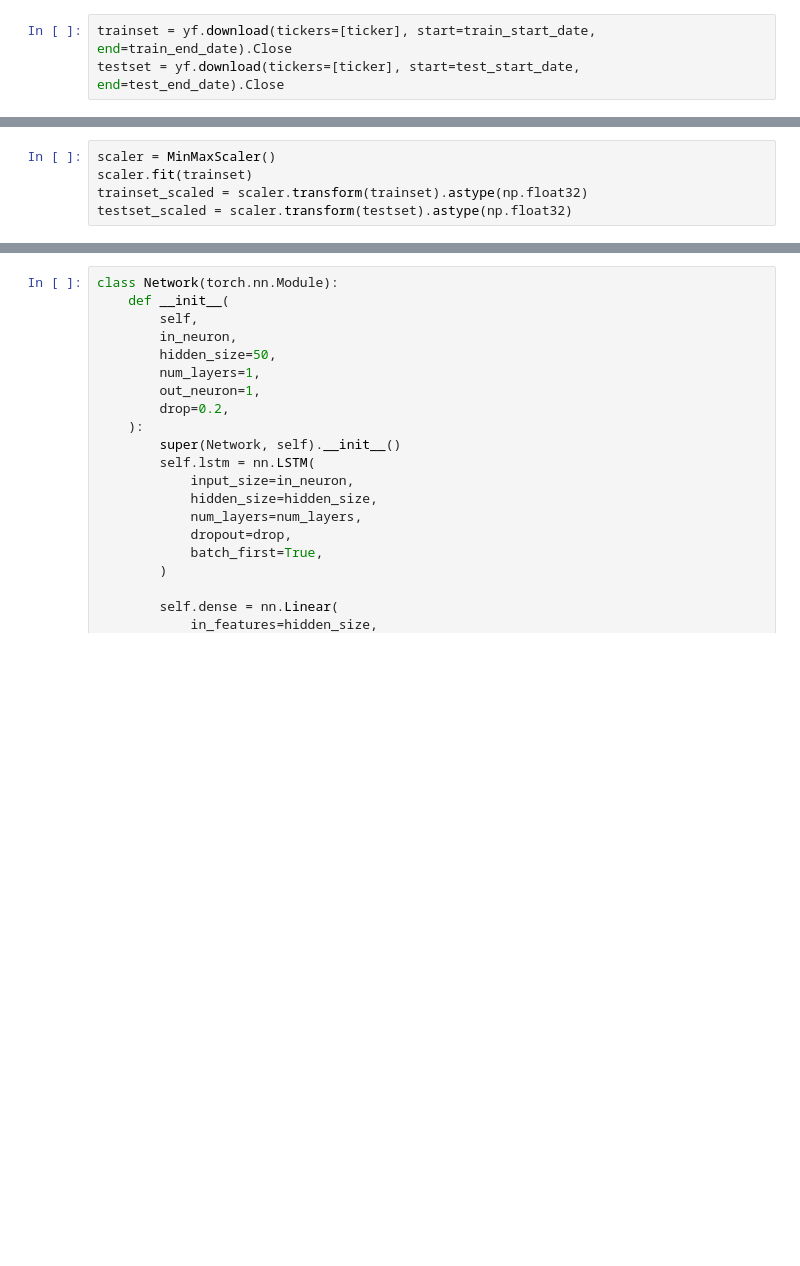
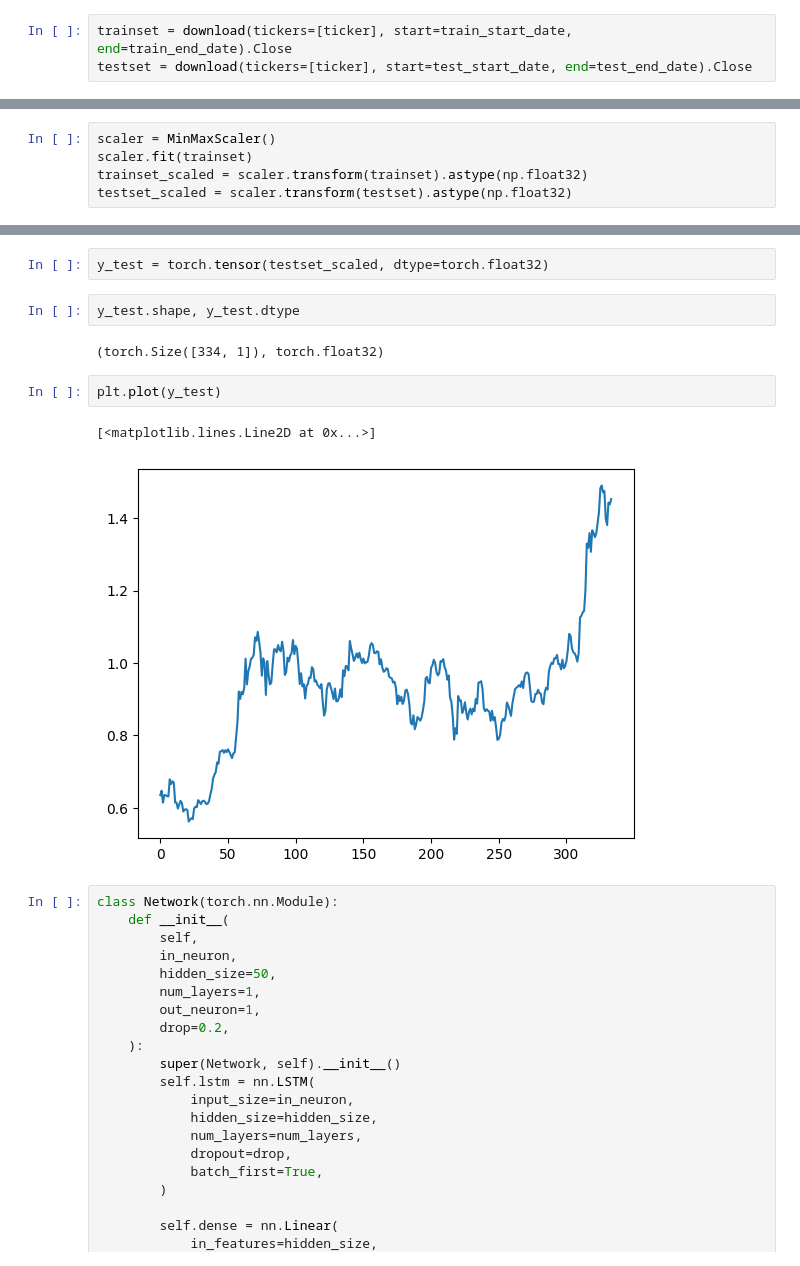
Before and after one commit to K-T-P/Deep-Learning-Fundamentals, a Jupyter notebook: Workshop5/workshop_5.ipynb, the cells around one changed output, grey strips where cells are left out. Drawn from its saved outputs; the diff is of its cells as text; blank space fills up the shorter version.

```diff
--- a/Workshop5/workshop_5.ipynb
+++ b/Workshop5/workshop_5.ipynb
@@ -854,5 +859,5 @@ train_end_date = datetime(2024, 1, 1)
 test_start_date = datetime(2024, 1, 1)
 test_end_date = datetime.now()
 # %%
-trainset = yf.download(tickers=[ticker], start=train_start_date, end=train_end_date).Close
-testset = yf.download(tickers=[ticker], start=test_start_date, end=test_end_date).Close
+trainset = download(tickers=[ticker], start=train_start_date, end=train_end_date).Close
+testset = download(tickers=[ticker], start=test_start_date, end=test_end_date).Close
@@ -881,3 +951,14 @@ trainset_scaled.shape, trainset_scaled.dtype
+# %%
+y_test = torch.tensor(testset_scaled, dtype=torch.float32)
+# %%
+y_test.shape, y_test.dtype
+# %% [output]
+(torch.Size([334, 1]), torch.float32)
+# %%
+plt.plot(y_test)
+# %% [output]
+[<matplotlib.lines.Line2D at 0x...>]
+[figure, added]
 # %%
 class Network(torch.nn.Module):
     def __init__(
```
Also changed, not shown: parts of 8 cells of this notebook.
